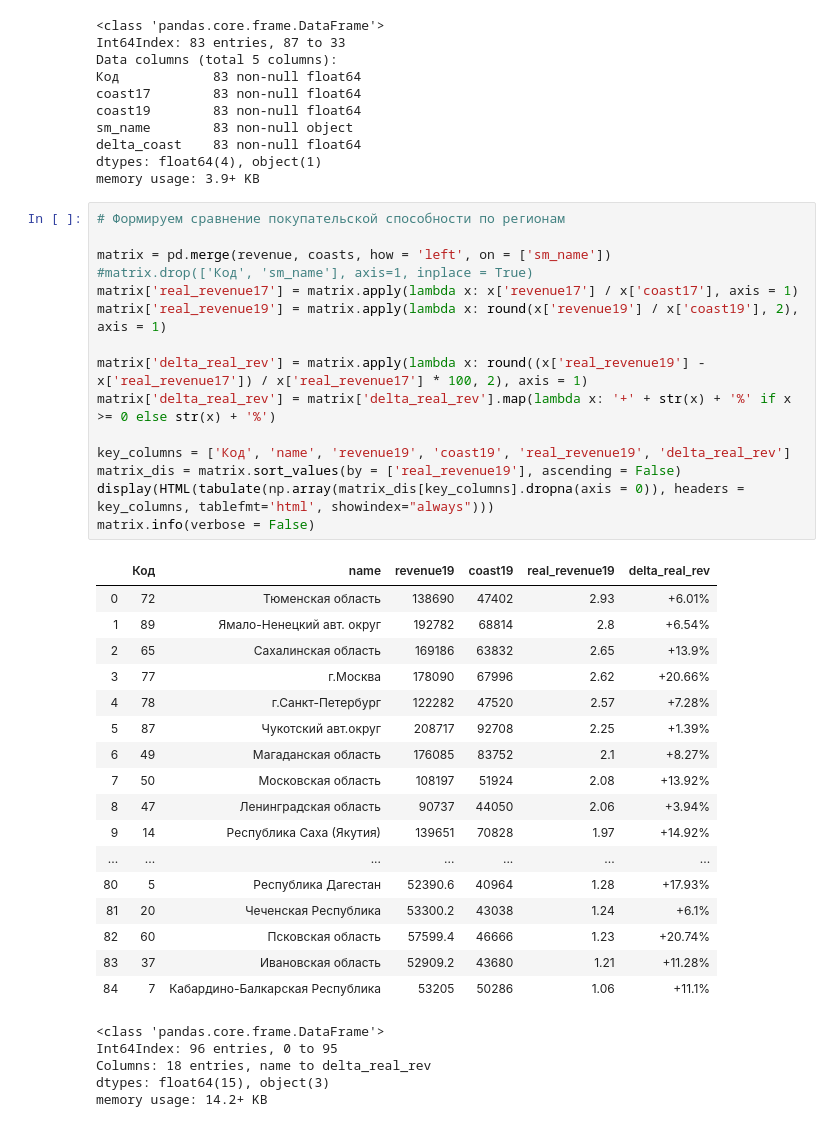
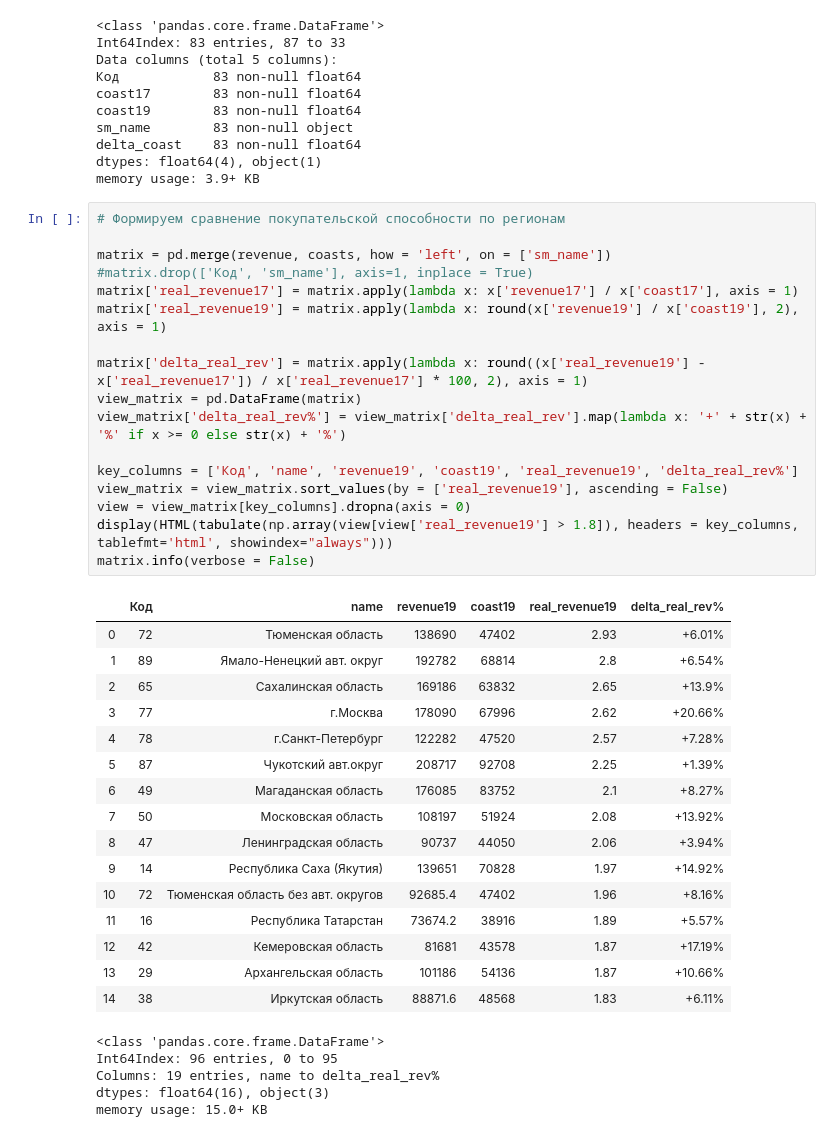
Before and after one commit to vyushmanov/ML-Analytics, a Jupyter notebook: 2020-08-26_Region_family_matrix/Family_migration.ipynb, the cells around one changed output. Drawn from its saved outputs; the diff is of its cells as text.

```diff
--- a/2020-08-26_Region_family_matrix/Family_migration.ipynb
+++ b/2020-08-26_Region_family_matrix/Family_migration.ipynb
@@ -195,20 +209,22 @@ memory usage: 3.9+ KB
 # %%
 # Формируем сравнение покупательской способности по регионам
 
 matrix = pd.merge(revenue, coasts, how = 'left', on = ['sm_name'])
 #matrix.drop(['Код', 'sm_name'], axis=1, inplace = True)
 matrix['real_revenue17'] = matrix.apply(lambda x: x['revenue17'] / x['coast17'], axis = 1)
 matrix['real_revenue19'] = matrix.apply(lambda x: round(x['revenue19'] / x['coast19'], 2), axis = 1)
 
 matrix['delta_real_rev'] = matrix.apply(lambda x: round((x['real_revenue19'] - x['real_revenue17']) / x['real_revenue17'] * 100, 2), axis = 1)
-matrix['delta_real_rev'] = matrix['delta_real_rev'].map(lambda x: '+' + str(x) + '%' if x >= 0 else str(x) + '%')
+view_matrix = pd.DataFrame(matrix)
+view_matrix['delta_real_rev%'] = view_matrix['delta_real_rev'].map(lambda x: '+' + str(x) + '%' if x >= 0 else str(x) + '%')
 
-key_columns = ['Код', 'name', 'revenue19', 'coast19', 'real_revenue19', 'delta_real_rev']
-matrix_dis = matrix.sort_values(by = ['real_revenue19'], ascending = False)
-display(HTML(tabulate(np.array(matrix_dis[key_columns].dropna(axis = 0)), headers = key_columns, tablefmt='html', showindex="always")))
+key_columns = ['Код', 'name', 'revenue19', 'coast19', 'real_revenue19', 'delta_real_rev%']
+view_matrix = view_matrix.sort_values(by = ['real_revenue19'], ascending = False)
+view = view_matrix[key_columns].dropna(axis = 0)
+display(HTML(tabulate(np.array(view[view['real_revenue19'] > 1.8]), headers = key_columns, tablefmt='html', showindex="always")))
 matrix.info(verbose = False)
 # %% [output]
-|  | Код | name | revenue19 | coast19 | real_revenue19 | delta_real_rev |
+|  | Код | name | revenue19 | coast19 | real_revenue19 | delta_real_rev% |
 | 0 | 72 | Тюменская область | 138690 | 47402 | 2.93 | +6.01% |
 | 1 | 89 | Ямало-Ненецкий авт. округ | 192782 | 68814 | 2.8 | +6.54% |
 | 2 | 65 | Сахалинская область | 169186 | 63832 | 2.65 | +13.9% |
@@ -219,17 +235,16 @@ matrix.info(verbose = False)
 | 7 | 50 | Московская область | 108197 | 51924 | 2.08 | +13.92% |
 | 8 | 47 | Ленинградская область | 90737 | 44050 | 2.06 | +3.94% |
 | 9 | 14 | Республика Саха (Якутия) | 139651 | 70828 | 1.97 | +14.92% |
-| ... | ... | ... | ... | ... | ... | ... |
-| 80 | 5 | Республика Дагестан | 52390.6 | 40964 | 1.28 | +17.93% |
-| 81 | 20 | Чеченская Республика | 53300.2 | 43038 | 1.24 | +6.1% |
-| 82 | 60 | Псковская область | 57599.4 | 46666 | 1.23 | +20.74% |
-| 83 | 37 | Ивановская область | 52909.2 | 43680 | 1.21 | +11.28% |
-| 84 | 7 | Кабардино-Балкарская Республика | 53205 | 50286 | 1.06 | +11.1% |
+| 10 | 72 | Тюменская область без авт. округов | 92685.4 | 47402 | 1.96 | +8.16% |
+| 11 | 16 | Республика Татарстан | 73674.2 | 38916 | 1.89 | +5.57% |
+| 12 | 42 | Кемеровская область | 81681 | 43578 | 1.87 | +17.19% |
+| 13 | 29 | Архангельская область | 101186 | 54136 | 1.87 | +10.66% |
+| 14 | 38 | Иркутская область | 88871.6 | 48568 | 1.83 | +6.11% |
 <class 'pandas.core.frame.DataFrame'>
 Int64Index: 96 entries, 0 to 95
-Columns: 18 entries, name to delta_real_rev
-dtypes: float64(15), object(3)
-memory usage: 14.2+ KB
+Columns: 19 entries, name to delta_real_rev%
+dtypes: float64(16), object(3)
+memory usage: 15.0+ KB
 # %% [markdown]
 В представленной таблице:
 * __name__ - наименование субъекта федерации
```
Also changed, not shown: parts of 11 cells of this notebook.
